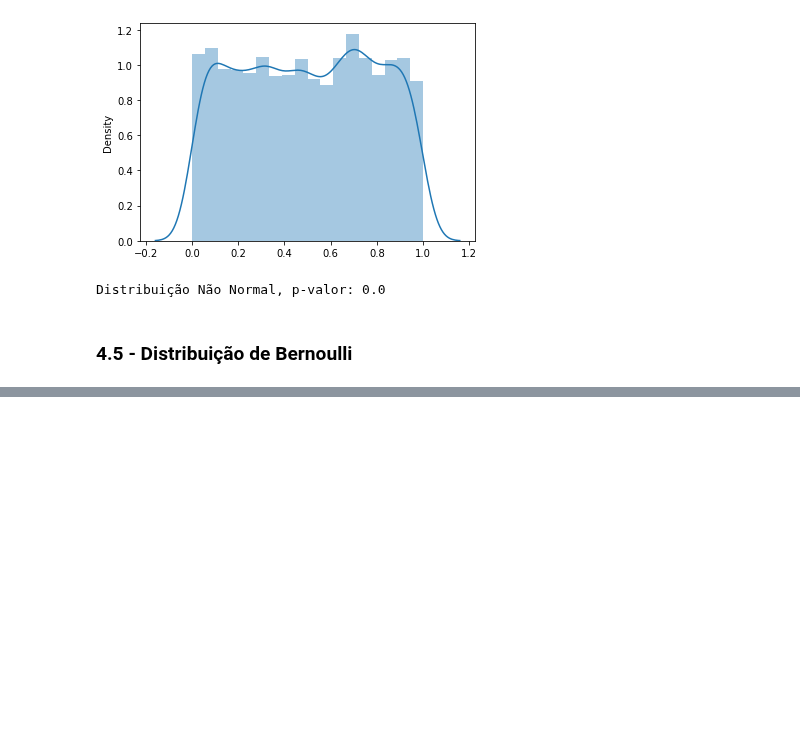
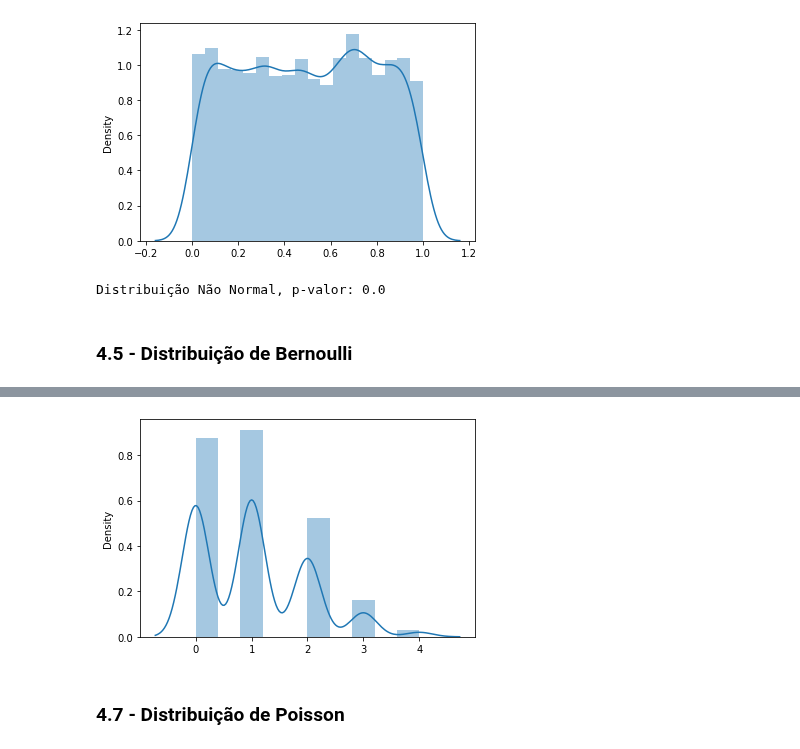
Before and after one commit to Gabrieleas10/Distribuicoes_Probabilidades, a Jupyter notebook: estatistica_completa.ipynb, the cells around one changed output, grey strips where cells are left out. Saved outputs shown, nothing was run; the diff lists cells and outputs as text; code cells hidden in the pictures; blank space fills up the shorter version.

```diff
--- a/estatistica_completa.ipynb
+++ b/estatistica_completa.ipynb
@@ -717,0 +740,10 @@ Distribuição Não Normal, p-valor: 0.0
+# %%
+# gerando dados da distribuição binomial
+dados_binomial = binom.rvs(size = 1000, n=10, p = 0.1)
+# %%
+# plot da distribuição binomial
+sns.distplot(dados_binomial);
+# %% [output]
+[figure, added]
+# %% [markdown]
+### 4.7 - Distribuição de Poisson
```
Also changed, not shown: parts of 8 cells of this notebook.
